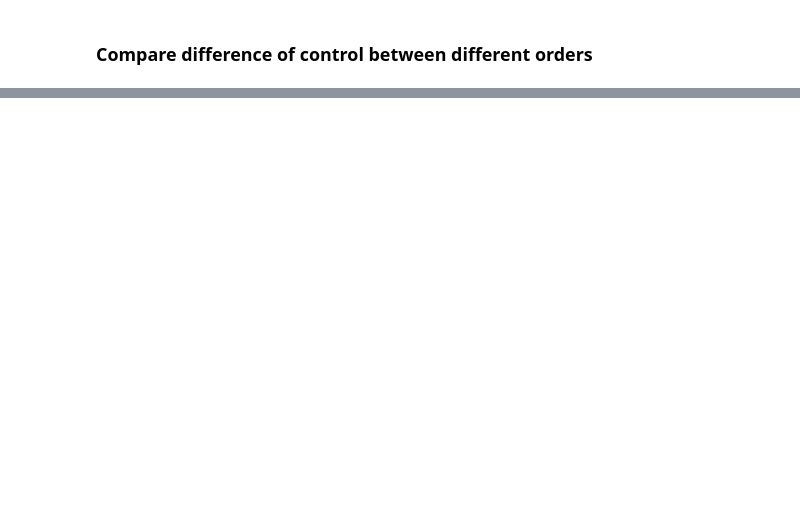
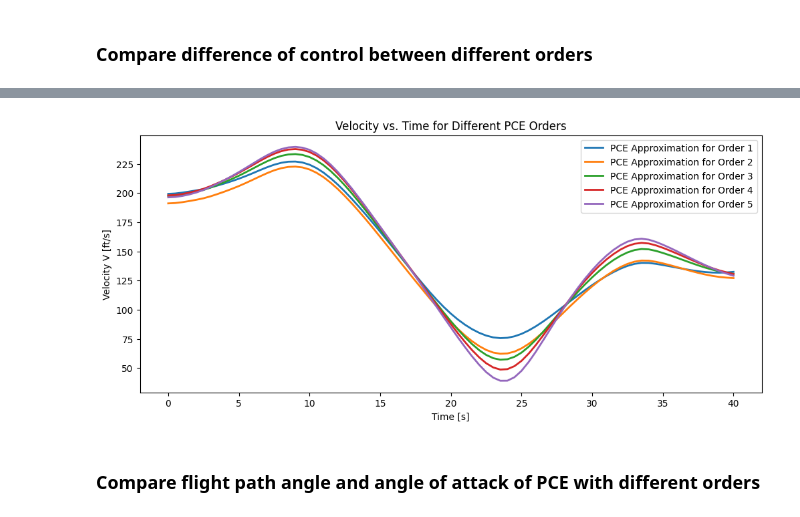
Before and after one commit to dmw1998/Case_Study_Log, a Jupyter notebook: compare_orders.ipynb, the cells around one changed output, grey strips where cells are left out. Cells and saved outputs as stored; diff of their text form; code cells hidden in the pictures; blank space fills up the shorter version.

```diff
--- a/compare_orders.ipynb
+++ b/compare_orders.ipynb
@@ -632,0 +763,31 @@ Order 4: 0.011625
+# %%
+def plot_V_t_pce(res, pce_order, k_mean=1.0, k_std=0.25, tf=40, N=80):
+    dist = cp.Normal(k_mean, k_std)
+    poly_basis = cp.expansion.stieltjes(pce_order, dist, retall=False)
+    xi_inv = dist.inv(k_std)
+
+    V = res['V']    # shape: (M, N+1)
+    M = V.shape[0]
+    t_grid = np.linspace(0, tf, N+1)
+
+    V_pce = 0
+    for j in range(M):
+        V_pce += V[j] * poly_basis[j](xi_inv)
+
+    plt.plot(t_grid, V_pce, label='PCE Approximation for Order {}'.format(pce_order), linewidth=2)
+# %%
+plt.figure(figsize=(12, 5))
+plot_V_t_pce(res1, pce_order=1)
+plot_V_t_pce(res2, pce_order=2)
+plot_V_t_pce(res3, pce_order=3)
+plot_V_t_pce(res4, pce_order=4)
+plot_V_t_pce(res5, pce_order=5)
+plt.xlabel('Time [s]')
+plt.ylabel('Velocity V [ft/s]')
+plt.title('Velocity vs. Time for Different PCE Orders')
+plt.legend()
+plt.show()
+# %% [output]
+[figure, added]
+# %% [markdown]
+### Compare flight path angle and angle of attack of PCE with different orders
```
Also changed, not shown: parts of 17 cells of this notebook.
